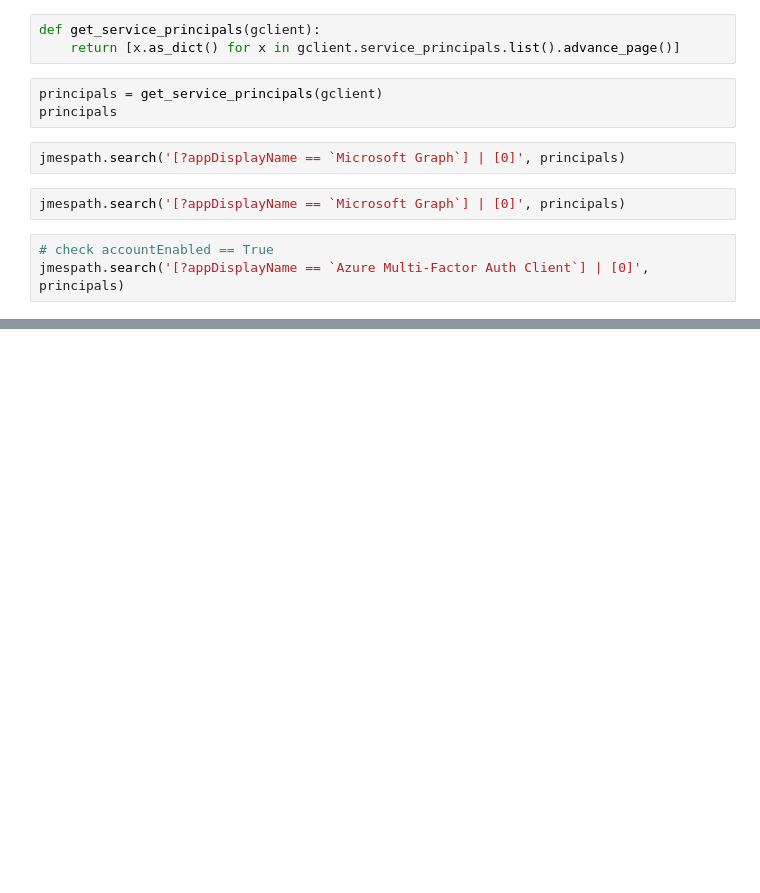
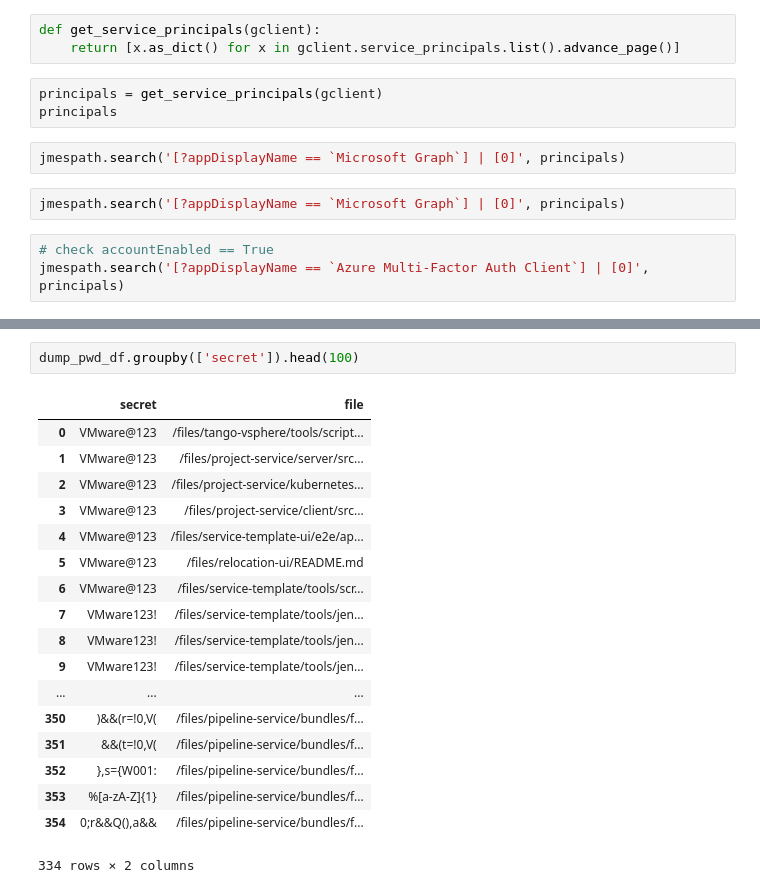
Before and after one commit to kbroughton/azure_cis_scanner, a Jupyter notebook: azure_cis_scanner/azure_cis_scanner.ipynb, the cells around one changed output, grey strips where cells are left out. Cells and saved outputs as stored; diff of their text form; blank space fills up the shorter version.

```diff
--- a/azure_cis_scanner/azure_cis_scanner.ipynb
+++ b/azure_cis_scanner/azure_cis_scanner.ipynb
@@ -2700,0 +3352,21 @@ jmespath.search('[?appDisplayName == `Azure Multi-Factor Auth Client`] | [0]', p
+# %%
+dump_pwd_df.groupby(['secret']).head(100)
+# %% [output]
+|  | secret | file |
+| 0 | VMware@123 | /files/tango-vsphere/tools/script... |
+| 1 | VMware@123 | /files/project-service/server/src... |
+| 2 | VMware@123 | /files/project-service/kubernetes... |
+| 3 | VMware@123 | /files/project-service/client/src... |
+| 4 | VMware@123 | /files/service-template-ui/e2e/ap... |
+| 5 | VMware@123 | /files/relocation-ui/README.md |
+| 6 | VMware@123 | /files/service-template/tools/scr... |
+| 7 | VMware123! | /files/service-template/tools/jen... |
+| 8 | VMware123! | /files/service-template/tools/jen... |
+| 9 | VMware123! | /files/service-template/tools/jen... |
+| ... | ... | ... |
+| 350 | )&&(r=!0,V( | /files/pipeline-service/bundles/f... |
+| 351 | &&(t=!0,V( | /files/pipeline-service/bundles/f... |
+| 352 | },s={W001: | /files/pipeline-service/bundles/f... |
+| 353 | %[a-zA-Z]{1} | /files/pipeline-service/bundles/f... |
+| 354 | 0;r&&Q(),a&& | /files/pipeline-service/bundles/f... |
+334 rows × 2 columns
```
Also changed, not shown: parts of 71 cells of this notebook, 36 other files.
